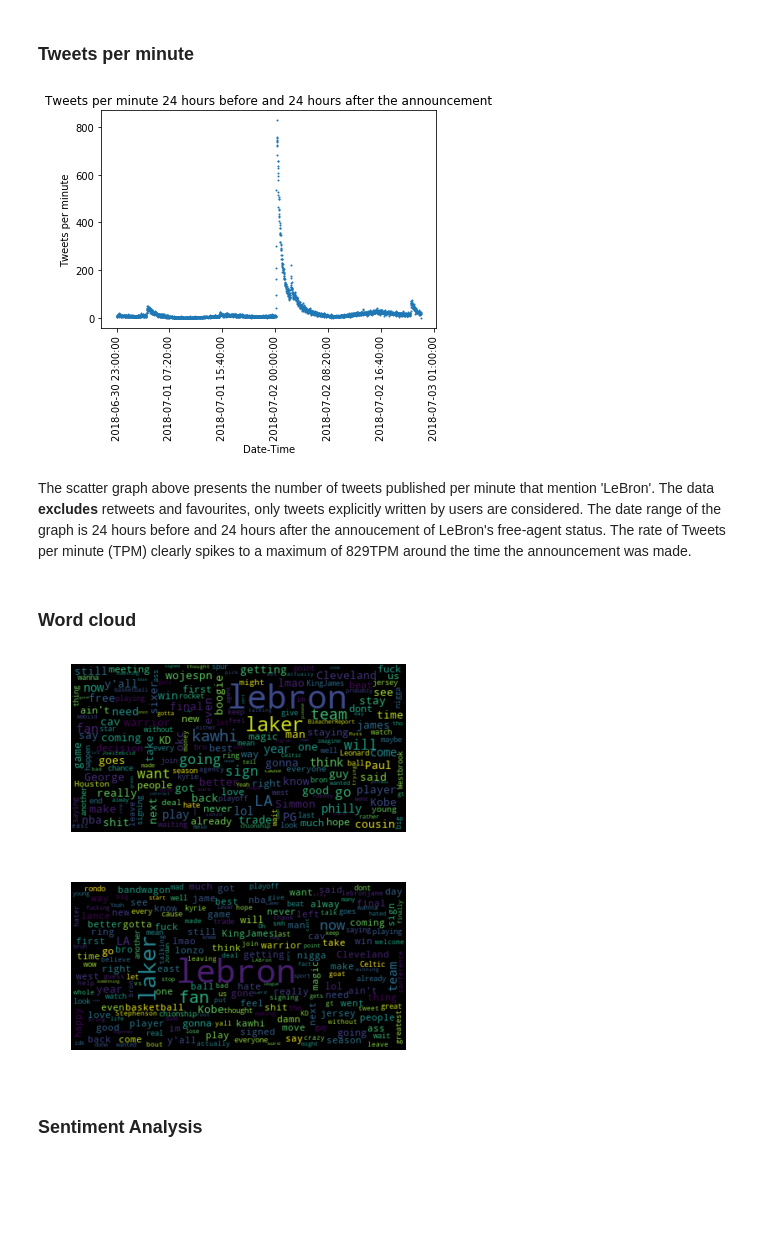
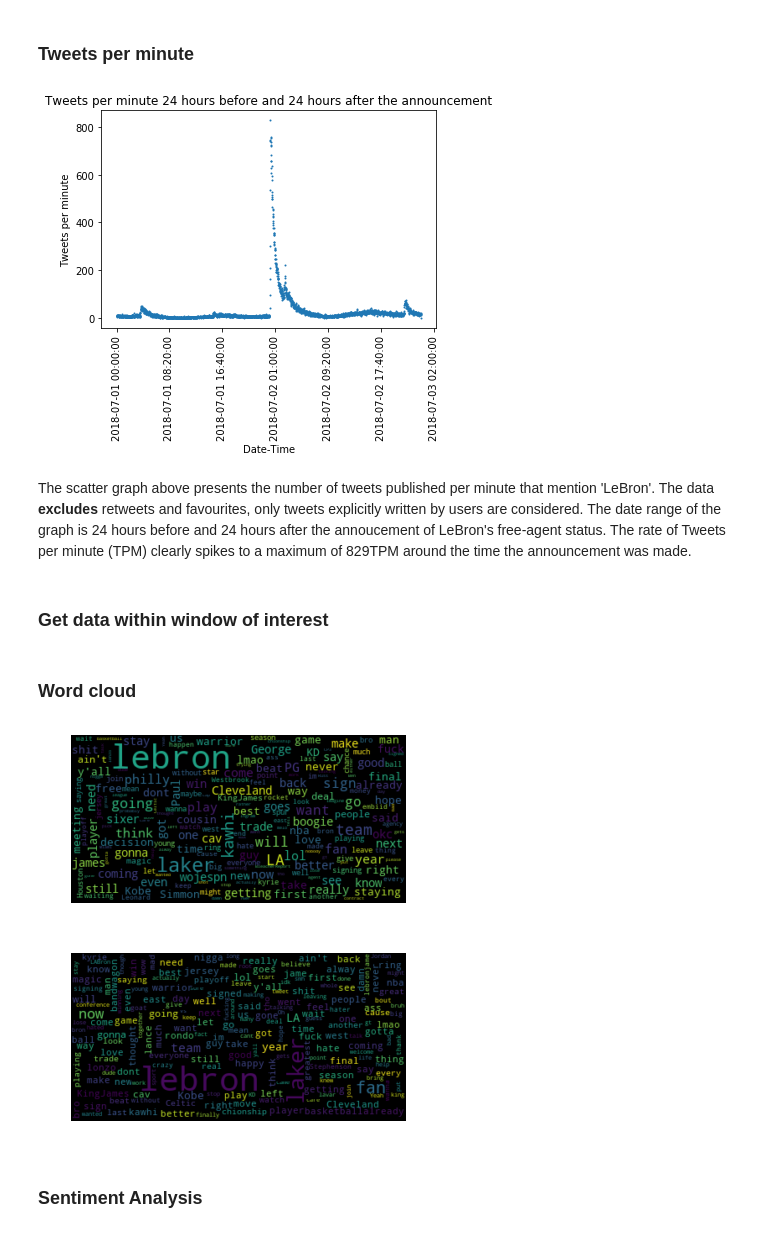
Before and after one commit to lrbachtiar/past_projects, a Jupyter notebook: lebron_decision/Twitter_data.ipynb, the cells around one changed output. Drawn from its saved outputs; the diff is of its cells as text; code cells hidden in the pictures; blank space fills up the shorter version.

```diff
--- a/lebron_decision/Twitter_data.ipynb
+++ b/lebron_decision/Twitter_data.ipynb
@@ -55,10 +70,11 @@ clean_df = clean_df.reset_index(drop=True)
 # %% [markdown]
 ### Date Time Period
 # %%
-# time of tweet #edate = datetime.datetime(2018,7,1,23,0,0)
+# time of tweet #edate = datetime.datetime(2018, 7, 2, 0, 0)
 
-sdate = datetime.datetime(2018,6,30,23,0,0)
-edate = datetime.datetime(2018,7,2,23,0,0)
+main_tdate = datetime.datetime(2018, 7, 2, 0, 0)
+sdate = datetime.datetime(2018,7,1,0,0,0)
+edate = datetime.datetime(2018,7,3,0,0,0)
 date_df = []
 date_df.append(sdate)
 
@@ -94,6 +110,8 @@ ax.set_ylabel('Tweets per minute')
 plt.title('Tweets per minute 24 hours before and 24 hours after the announcement')
 plt.show()
 # %% [output]
-[figure, old version]
+[figure, new version]
 # %% [markdown]
 The scatter graph above presents the number of tweets published per minute that mention 'LeBron'. The data **excludes** retweets and favourites, only tweets explicitly written by users are considered. The date range of the graph is 24 hours before and 24 hours after the annoucement of LeBron's free-agent status. The rate of Tweets per minute (TPM) clearly spikes to a maximum of 829TPM around the time the announcement was made.
+# %% [markdown]
+### Get data within window of interest
@@ -100,37 +122,27 @@ The scatter graph above presents the number of tweets published per minute that
 # %% [markdown]
 ### Word cloud
 # %%
-mask = (clean_df['date'] > sdate) & (clean_df['date'] <= datetime.datetime(2018,7,1,23,0,0))
-sub_df = clean_df.loc[mask]
-sub_df = sub_df.reset_index(drop=True)
-single_text=sub_df['text'].str.cat(sep=', ')
-text=clean_df['text']
-wordcloud = WordCloud(collocations=False).generate(single_text)
-# Display the generated image:
-import matplotlib.pyplot as plt
+mask = (sub_df['date'] > sdate) & (sub_df['date'] <= main_tdate)
+temp = sub_df.loc[mask]
+single_text=temp['text'].str.cat(sep=', ')
 wordcloud = WordCloud(collocations=False,max_font_size=40).generate(single_text)
 plt.figure()
 plt.imshow(wordcloud, interpolation="bilinear")
 plt.axis("off")
 plt.show()
 # %% [output]
-[figure, old version]
+[figure, new version]
 # %%
-mask = (clean_df['date'] > datetime.datetime(2018,7,1,23,0,0)) & (clean_df['date'] <= edate)
-sub_df = clean_df.loc[mask]
-sub_df = sub_df.reset_index(drop=True)
-single_text=sub_df['text'].str.cat(sep=', ')
-text=clean_df['text']
-wordcloud = WordCloud(collocations=False).generate(single_text)
-# Display the generated image:
-import matplotlib.pyplot as plt
+mask = (sub_df['date'] > main_tdate) & (sub_df['date'] <= edate)
+temp = sub_df.loc[mask]
+single_text=temp['text'].str.cat(sep=', ')
 wordcloud = WordCloud(collocations=False,max_font_size=40).generate(single_text)
 plt.figure()
 plt.imshow(wordcloud, interpolation="bilinear")
 plt.axis("off")
 plt.show()
 # %% [output]
-[figure, old version]
+[figure, new version]
 # %% [markdown]
 ### Sentiment Analysis
 # %%
```
Also changed, not shown: parts of 17 cells of this notebook.
